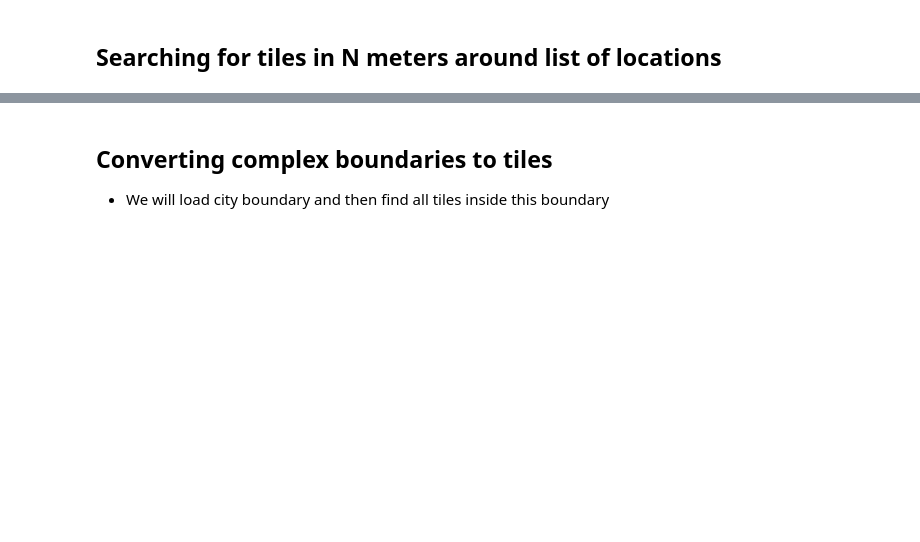
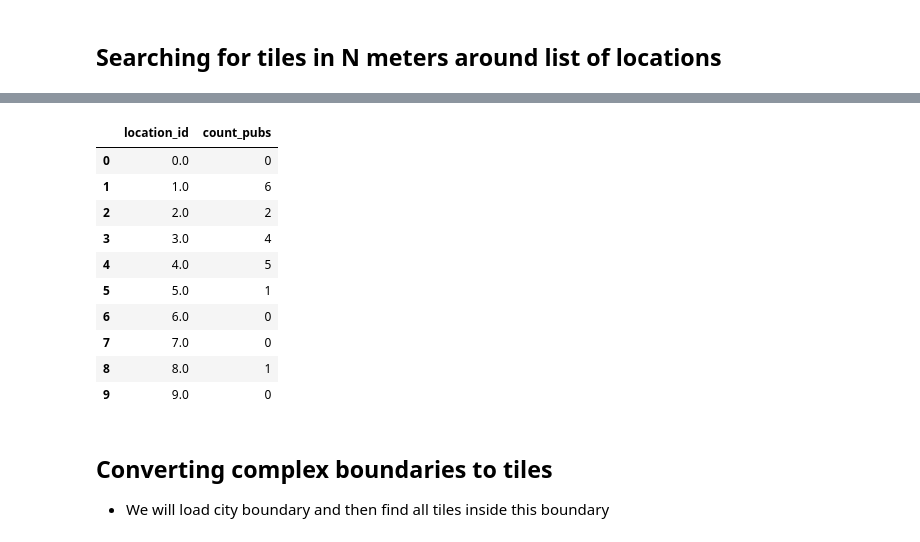
Before and after one commit to Sirorezka/geo_tiles, a Jupyter notebook: Tutorial.ipynb, the cells around one changed output, grey strips where cells are left out. Saved outputs shown, nothing was run; the diff lists cells and outputs as text; code cells hidden in the pictures; blank space fills up the shorter version.

```diff
--- a/Tutorial.ipynb
+++ b/Tutorial.ipynb
@@ -256,3 +327,23 @@ map_utils.add_points_to_map(lat_arr = df_coords.lat,
+# %%
+# find locations with most pubs
+# note that some locations may have no pubs nearby
+(
+    nearby_pubs.groupby("coord_id", as_index=False)[["pub_name"]]
+    .count()
+    .rename(columns={"coord_id": "location_id", "pub_name": "count_pubs"})
+)
+# %% [output]
+|  | location_id | count_pubs |
+| 0 | 0.0 | 0 |
+| 1 | 1.0 | 6 |
+| 2 | 2.0 | 2 |
+| 3 | 3.0 | 4 |
+| 4 | 4.0 | 5 |
+| 5 | 5.0 | 1 |
+| 6 | 6.0 | 0 |
+| 7 | 7.0 | 0 |
+| 8 | 8.0 | 1 |
+| 9 | 9.0 | 0 |
 # %% [markdown]
 ## Converting complex boundaries to tiles
 - We will load city boundary and then find all tiles inside this boundary
```
Also changed, not shown: parts of 19 cells of this notebook, 12 other files.
